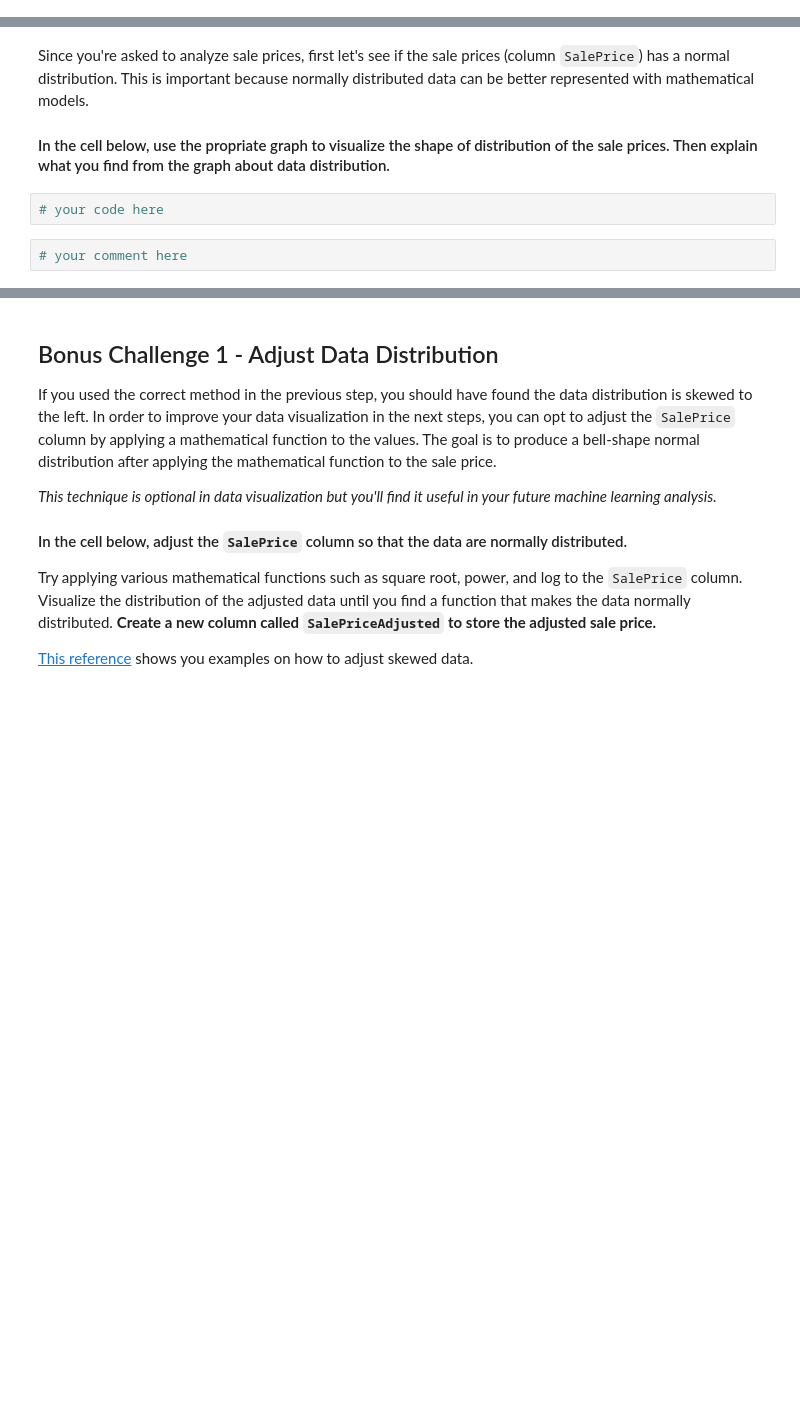
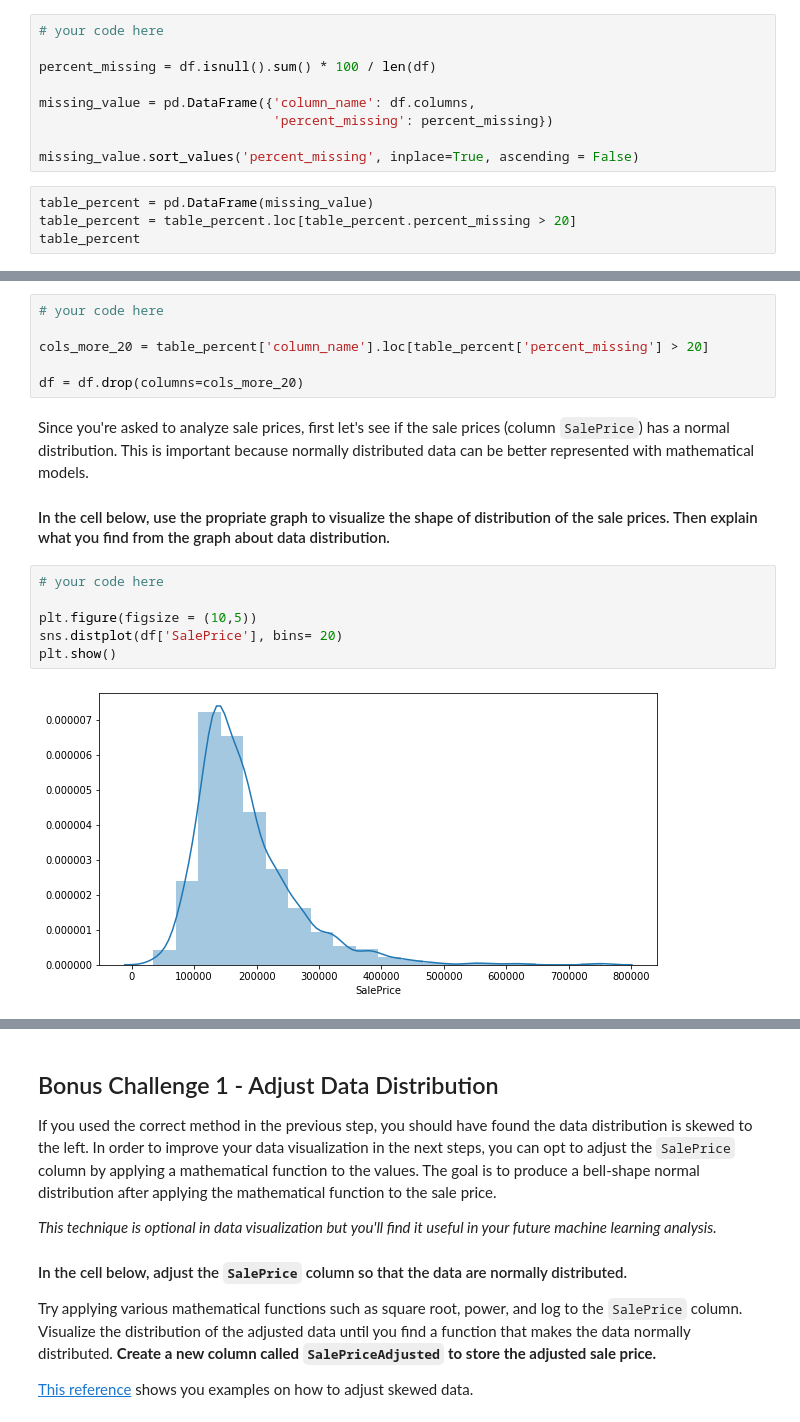
Before and after one commit to ta-datapt-bcn/lab-storytelling-data-visualization, a Jupyter notebook: your-code/main.ipynb, the cells around one changed output, grey strips where cells are left out. Drawn from its saved outputs; the diff is of its cells as text; blank space fills up the shorter version.

Commit message:
[Dic19][Dinis]lab-storytelling-data-visualization

```diff
--- a/your-code/main.ipynb
+++ b/your-code/main.ipynb
@@ -51,0 +67,13 @@ Make a table containing the column name and the percentage of missing values. Pr
+# %%
+# your code here
+
+percent_missing = df.isnull().sum() * 100 / len(df)
+
+missing_value = pd.DataFrame({'column_name': df.columns,
+                              'percent_missing': percent_missing})
+
+missing_value.sort_values('percent_missing', inplace=True, ascending = False)
+# %%
+table_percent = pd.DataFrame(missing_value)
+table_percent = table_percent.loc[table_percent.percent_missing > 20]
+table_percent
@@ -58,8 +91,18 @@ After dropping, check the shape of your dataframes. You should have 75 columns n
+# %%
+# your code here
+
+cols_more_20 = table_percent['column_name'].loc[table_percent['percent_missing'] > 20]
+
+df = df.drop(columns=cols_more_20)
 # %% [markdown]
 Since you're asked to analyze sale prices, first let's see if the sale prices (column `SalePrice`) has a normal distribution. This is important because normally distributed data can be better represented with mathematical models.
 
 #### In the cell below, use the propriate graph to visualize the shape of distribution of the sale prices. Then explain what you find from the graph about data distribution.
-# %%
-# your code here
-# %%
-# your comment here
+# %%
+# your code here
+
+plt.figure(figsize = (10,5))
+sns.distplot(df['SalePrice'], bins= 20)
+plt.show()
+# %% [output]
+[figure, added]
```
Also changed, not shown: parts of 21 cells of this notebook.
